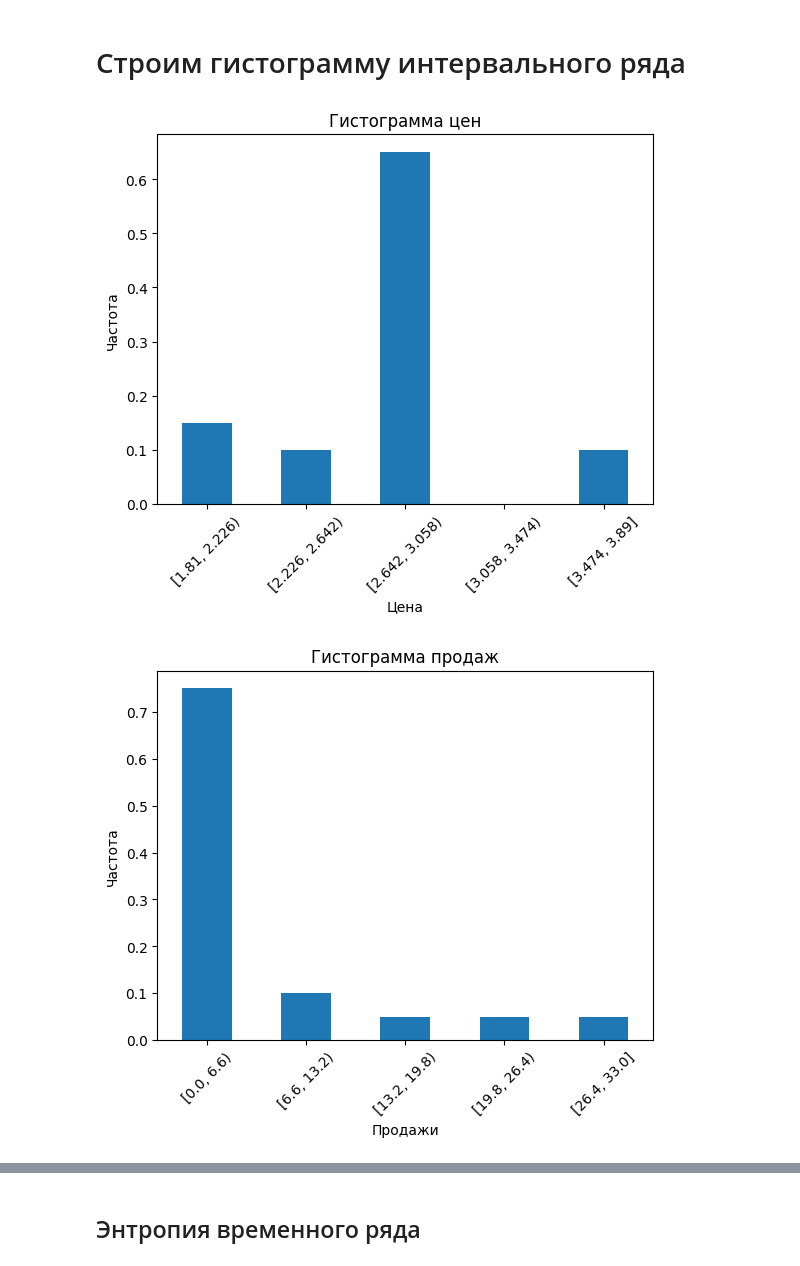
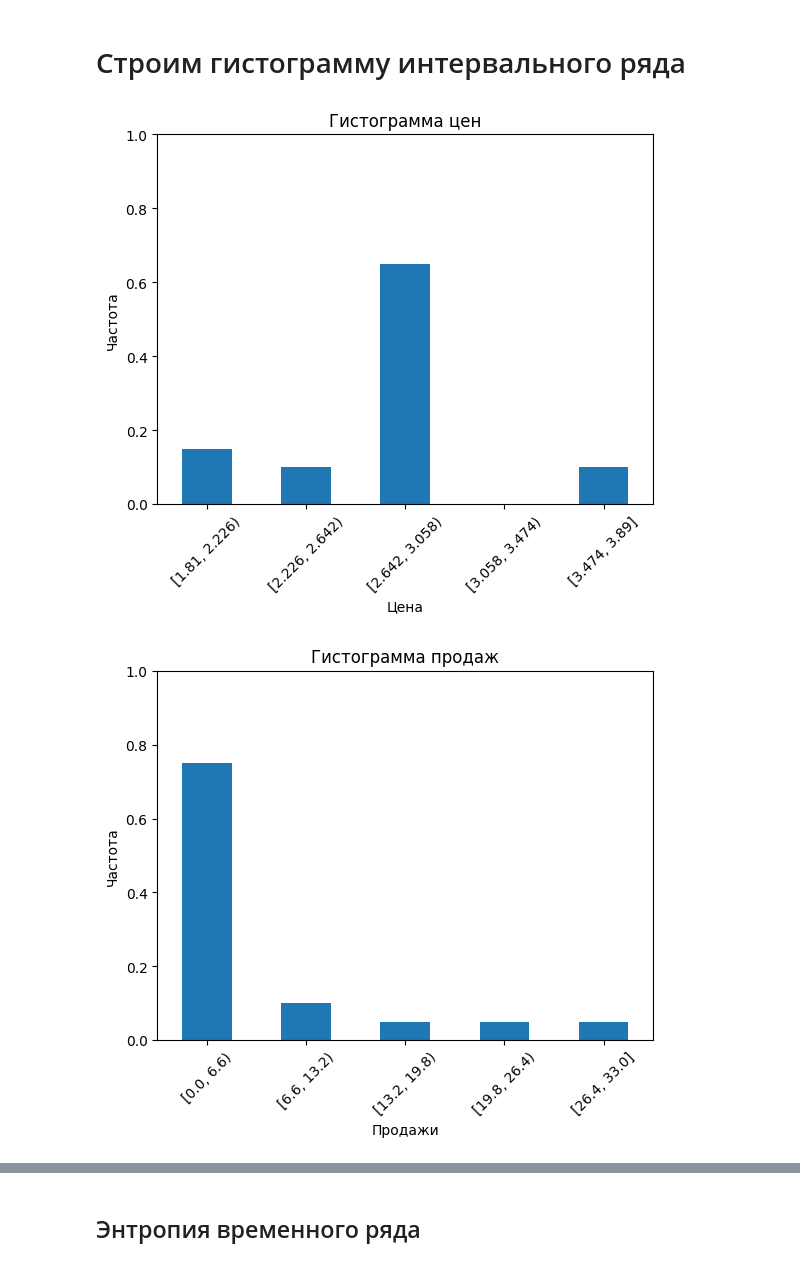
Before and after one commit to BVyaches/MLPerm, a Jupyter notebook: MathAnalysis.ipynb, the cells around one changed output, grey strips where cells are left out. Cells and saved outputs as stored; diff of their text form; code cells hidden in the pictures.

```diff
--- a/MathAnalysis.ipynb
+++ b/MathAnalysis.ipynb
@@ -341,21 +340,23 @@ plt.show()
 # %%
 frequency_prices_normalized.sort_index().plot(kind='bar')
 plt.xlabel('Цена')
 plt.ylabel('Частота')
 plt.title('Гистограмма цен')
-plt.xticks(rotation=45)  #
+plt.xticks(rotation=45)
+plt.ylim(0, 1)
 plt.show()
 
 # Создаем гистограмму для продаж
 frequency_sales_normalized.sort_index().plot(kind='bar')
 plt.xlabel('Продажи')
 plt.ylabel('Частота')
 plt.title('Гистограмма продаж')
-plt.xticks(rotation=45)  #
+plt.xticks(rotation=45)
+plt.ylim(0, 1)
 plt.show()
 # %% [output]
-[figure, old version]
+[figure, new version]
-[figure, old version]
+[figure, new version]
 # %%
 ecdf_prices = ECDF(df['Цены'])
 ecdf_dict_prices = {}
```
Also changed, not shown: parts of 12 cells of this notebook, 1 other file.
